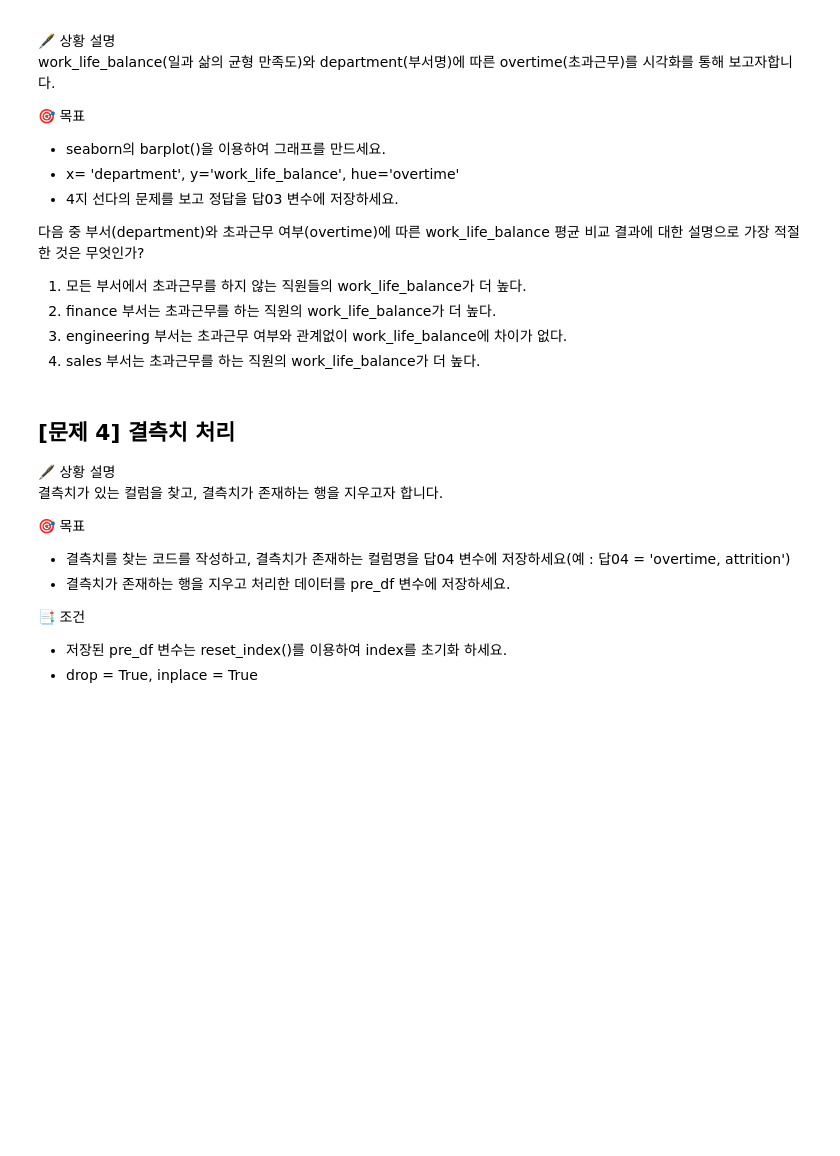
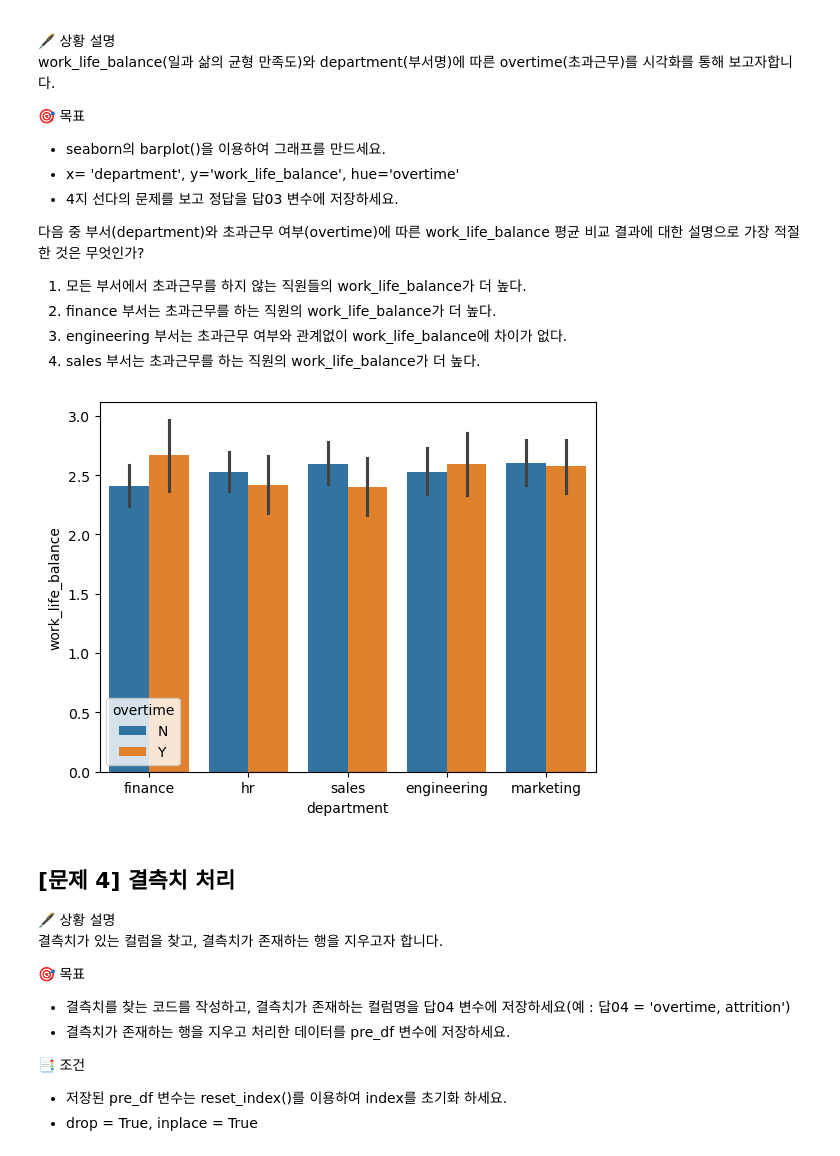
Before and after one commit to Sihyeon0123/AIVLE_School, a Jupyter notebook: AICE ASSOCIATE/2일차/8기_ASSO_과제7(직원 이탈 예측).ipynb, the cells around one changed output. Saved outputs shown, nothing was run; the diff lists cells and outputs as text; code cells hidden in the pictures; blank space fills up the shorter version.

```diff
--- a/AICE ASSOCIATE/2일차/8기_ASSO_과제7(직원 이탈 예측).ipynb
+++ b/AICE ASSOCIATE/2일차/8기_ASSO_과제7(직원 이탈 예측).ipynb
@@ -53,6 +57,7 @@
 - 파일명: employee_churn.csv
 # %%
 # 여기에 답안코드를 작성하세요.
+churn_df = pd.read_csv('./data/employee_churn.csv')
 # %% [markdown]
 ## [문제 3] 데이터 확인
 
@@ -72,6 +77,10 @@ work_life_balance(일과 삶의 균형 만족도)와 department(부서명)에
 4. sales 부서는 초과근무를 하는 직원의 work_life_balance가 더 높다.
 # %%
 # 여기에 답안코드를 작성하세요.
+sns.barplot(churn_df, x='department', y='work_life_balance', hue='overtime')
+답03 = '2'
+# %% [output]
+[figure, added]
 # %% [markdown]
 ## [문제 4] 결측치 처리
 
```
Also changed, not shown: parts of 12 cells of this notebook, 2 other files.
